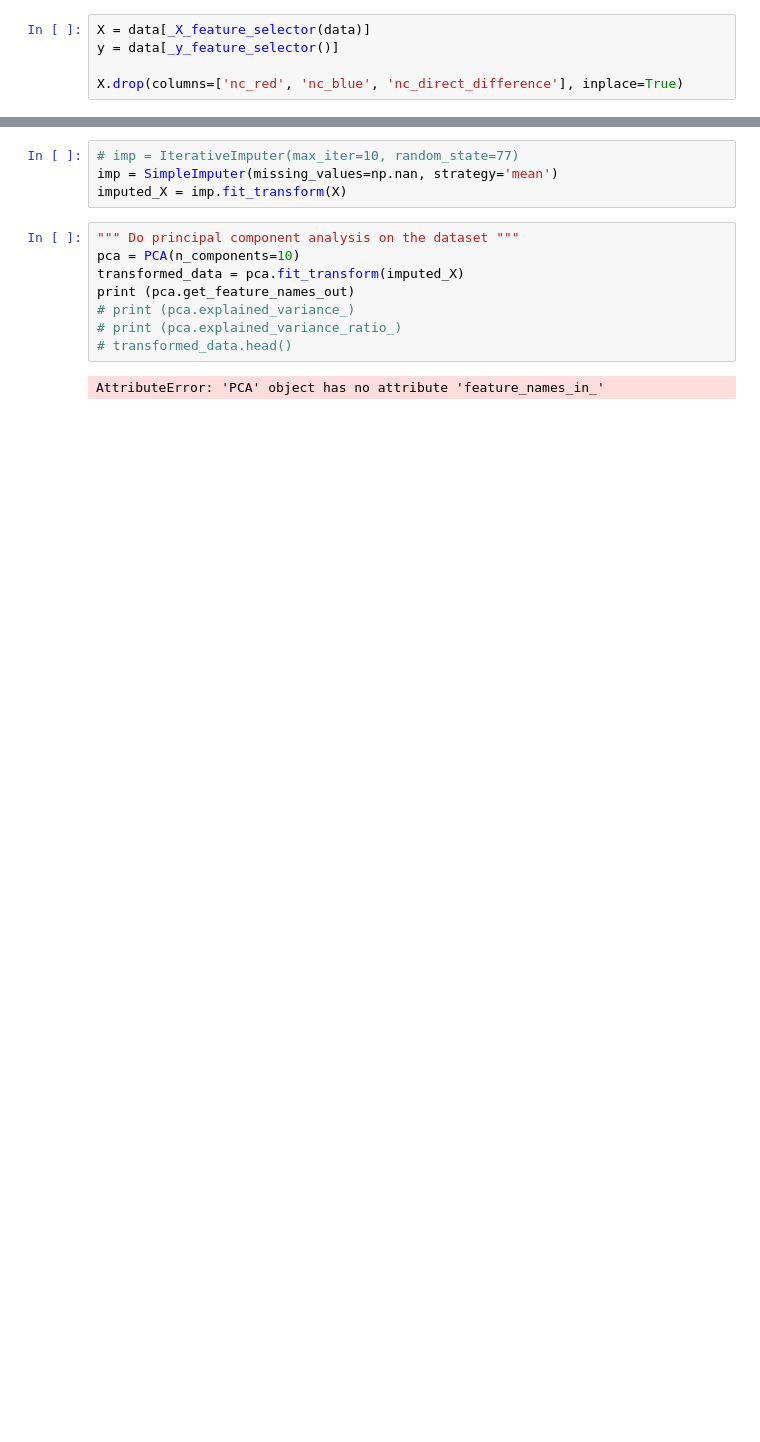
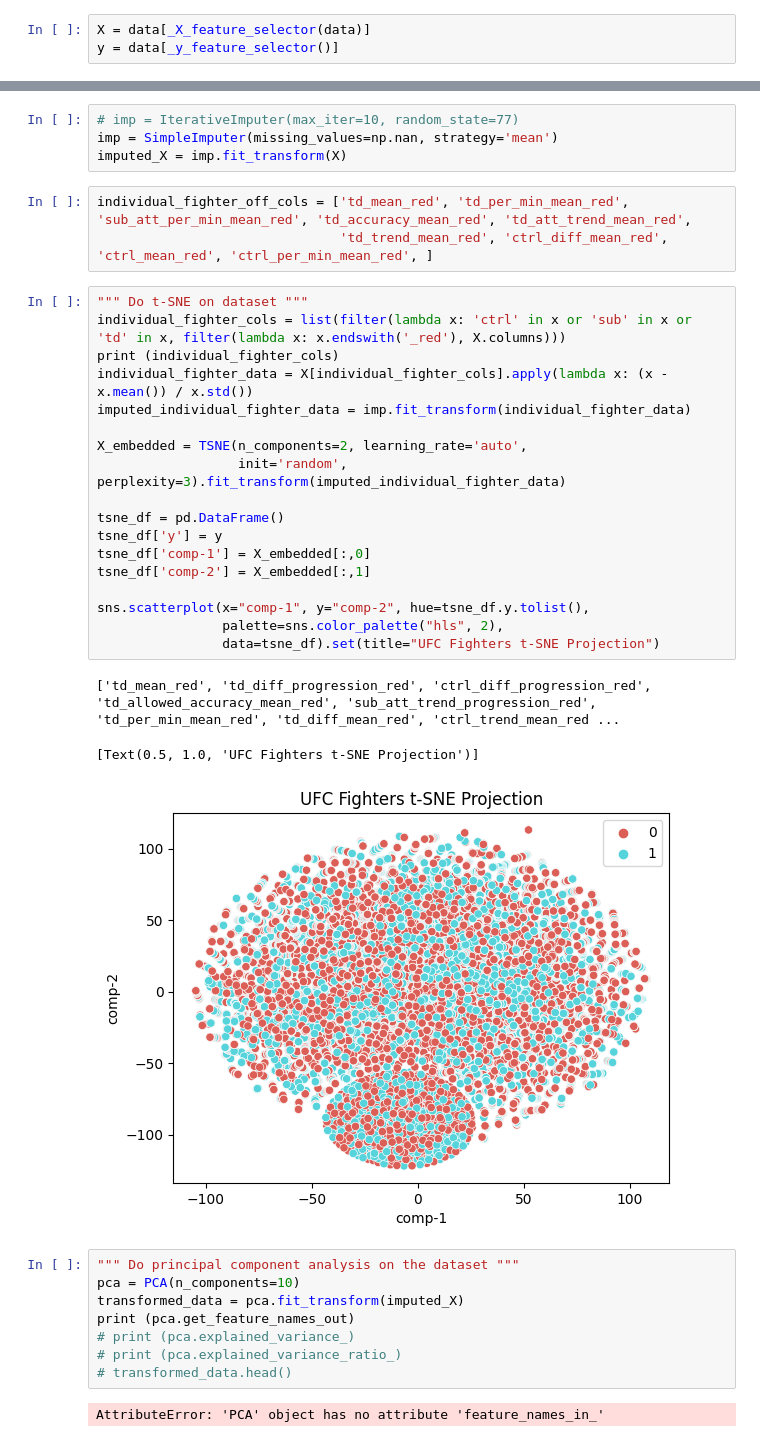
Before and after one commit to mnazzaro/SportsBetting, a Jupyter notebook: source/exploratory_data_analysis.ipynb, the cells around one changed output, grey strips where cells are left out. Saved outputs shown, nothing was run; the diff lists cells and outputs as text; blank space fills up the shorter version.

```diff
--- a/source/exploratory_data_analysis.ipynb
+++ b/source/exploratory_data_analysis.ipynb
@@ -12,5 +15,3 @@ data = pd.read_csv(f'{config.TRAINING_DATA_PATH}/dataset.csv')
 # %%
 X = data[_X_feature_selector(data)]
 y = data[_y_feature_selector()]
-
-X.drop(columns=['nc_red', 'nc_blue', 'nc_direct_difference'], inplace=True)
@@ -28,6 +22,31 @@ plt.show()
 # imp = IterativeImputer(max_iter=10, random_state=77)
 imp = SimpleImputer(missing_values=np.nan, strategy='mean')
 imputed_X = imp.fit_transform(X)
+# %%
+individual_fighter_off_cols = ['td_mean_red', 'td_per_min_mean_red', 'sub_att_per_min_mean_red', 'td_accuracy_mean_red', 'td_att_trend_mean_red',
+                               'td_trend_mean_red', 'ctrl_diff_mean_red', 'ctrl_mean_red', 'ctrl_per_min_mean_red', ]
+# %%
+""" Do t-SNE on dataset """
+individual_fighter_cols = list(filter(lambda x: 'ctrl' in x or 'sub' in x or 'td' in x, filter(lambda x: x.endswith('_red'), X.columns)))
+print (individual_fighter_cols)
+individual_fighter_data = X[individual_fighter_cols].apply(lambda x: (x - x.mean()) / x.std())
+imputed_individual_fighter_data = imp.fit_transform(individual_fighter_data)
+
+X_embedded = TSNE(n_components=2, learning_rate='auto',
+                  init='random', perplexity=3).fit_transform(imputed_individual_fighter_data)
+
+tsne_df = pd.DataFrame()
+tsne_df['y'] = y
+tsne_df['comp-1'] = X_embedded[:,0]
+tsne_df['comp-2'] = X_embedded[:,1]
+
+sns.scatterplot(x="comp-1", y="comp-2", hue=tsne_df.y.tolist(),
+                palette=sns.color_palette("hls", 2),
+                data=tsne_df).set(title="UFC Fighters t-SNE Projection")
+# %% [output]
+['td_mean_red', 'td_diff_progression_red', 'ctrl_diff_progression_red', 'td_allowed_accuracy_mean_red', 'sub_att_trend_progression_red', 'td_per_min_mean_red', 'td_diff_mean_red', 'ctrl_trend_mean_red ...
+[Text(0.5, 1.0, 'UFC Fighters t-SNE Projection')]
+[figure, added]
 # %%
 """ Do principal component analysis on the dataset """
 pca = PCA(n_components=10)
```
Also changed, not shown: parts of 3 cells of this notebook, 6 other files.
